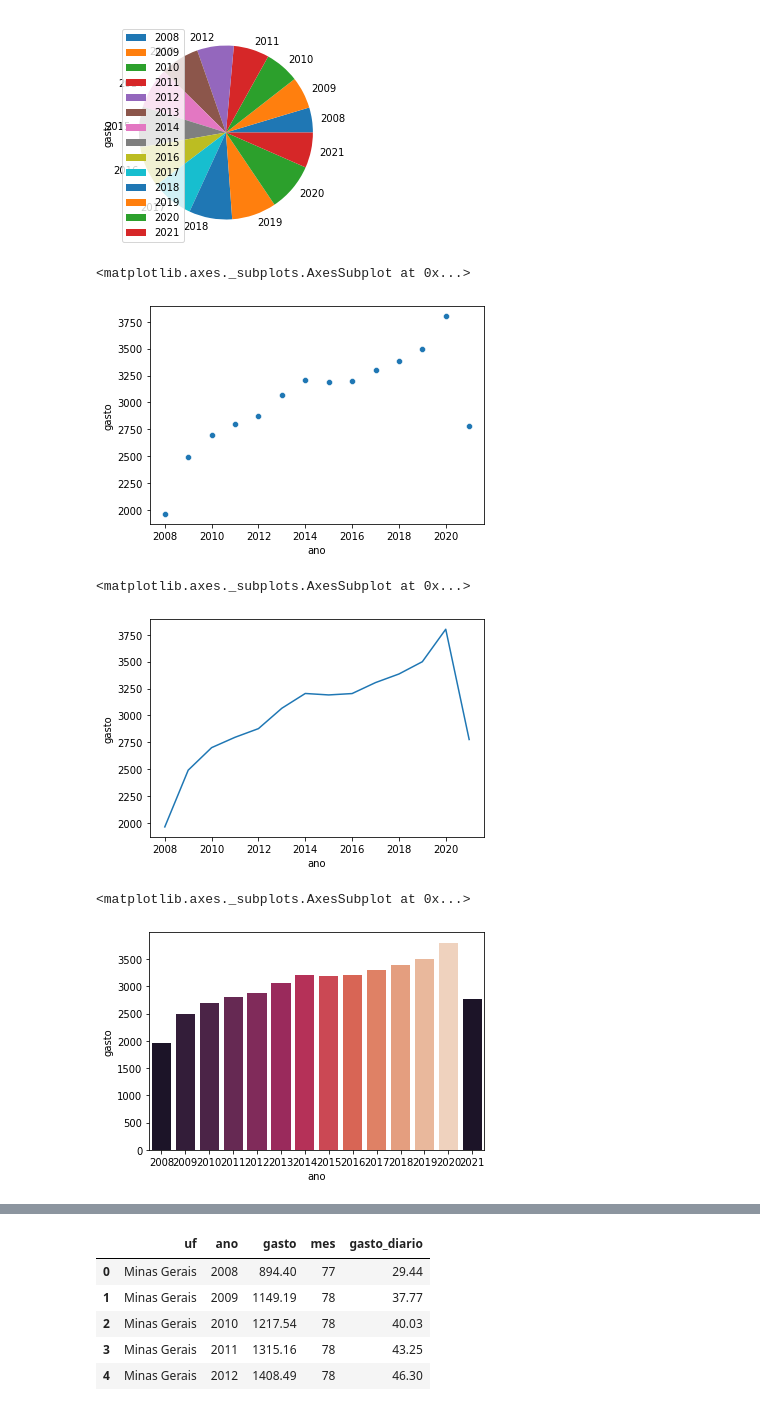
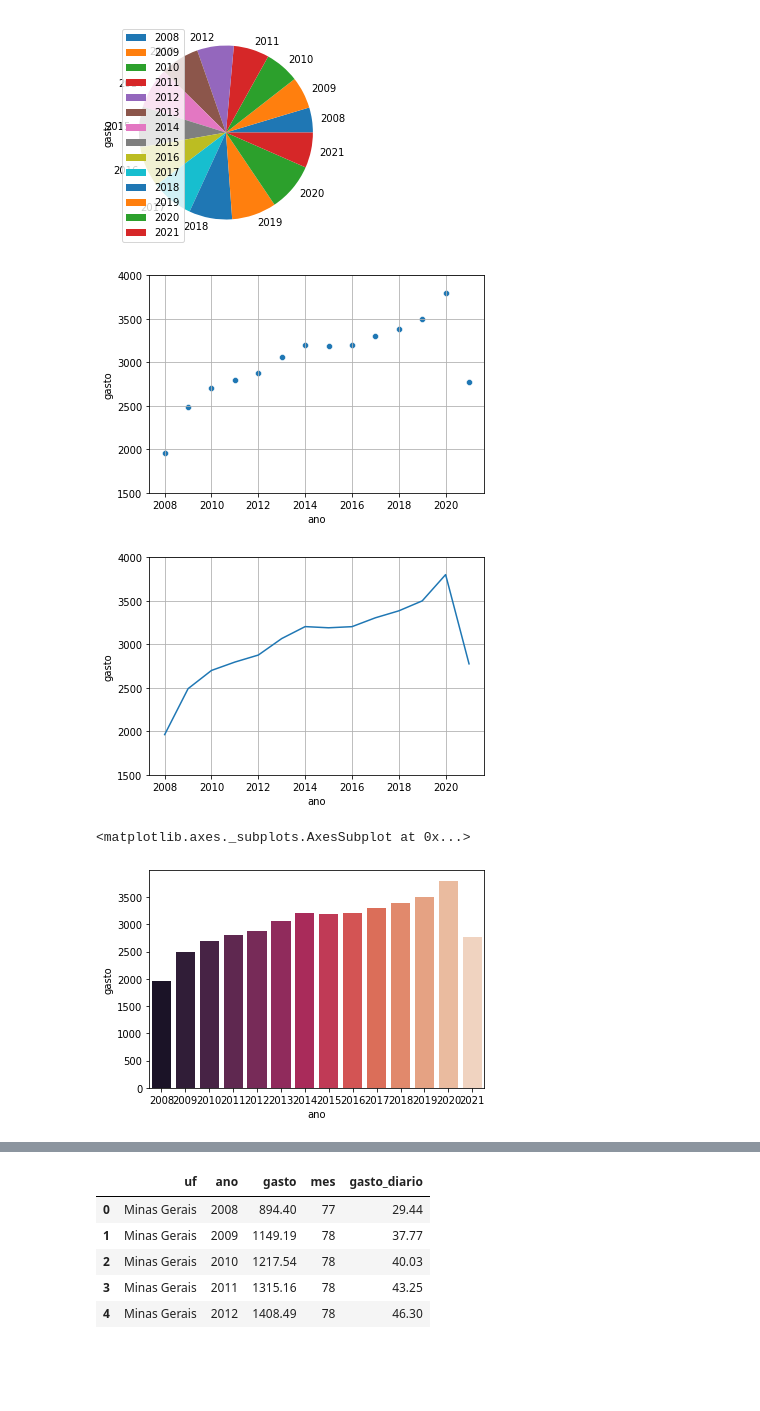
Before and after one commit to VitorFRodrigues/Data-Science-Bootcamp, a Jupyter notebook: Modulo02/Bootcamp_Datascience.ipynb, the cells around one changed output, grey strips where cells are left out. Cells and saved outputs as stored; diff of their text form; code cells hidden in the pictures; blank space fills up the shorter version.

```diff
--- a/Modulo02/Bootcamp_Datascience.ipynb
+++ b/Modulo02/Bootcamp_Datascience.ipynb
@@ -1550,18 +1550,20 @@ gastos_por_ano.plot(kind='pie', y='gasto', x='ano')
 [figure]
 # %%
 sns.scatterplot(data=gastos_por_ano, x=gastos_por_ano.index, y="gasto")
+plt.ylim(1500,4000)
+plt.grid()
 # %% [output]
-<matplotlib.axes._subplots.AxesSubplot at 0x...>
-[figure, old version]
+[figure, new version]
 # %%
 sns.lineplot(data=gastos_por_ano, x=gastos_por_ano.index, y="gasto")
+plt.ylim(1500,4000)
+plt.grid()
 # %% [output]
-<matplotlib.axes._subplots.AxesSubplot at 0x...>
-[figure, old version]
+[figure, new version]
 # %%
-sns.barplot(data=gastos_por_ano, x=gastos_por_ano.index, y="gasto", palette=sns.color_palette("rocket", 13))
+sns.barplot(data=gastos_por_ano, x=gastos_por_ano.index, y="gasto", palette=sns.color_palette("rocket", 14))
 # %% [output]
 <matplotlib.axes._subplots.AxesSubplot at 0x...>
-[figure, old version]
+[figure, new version]
 # %% [markdown]
 ### Desafio:
```
Also changed, not shown: parts of 3 cells of this notebook.
